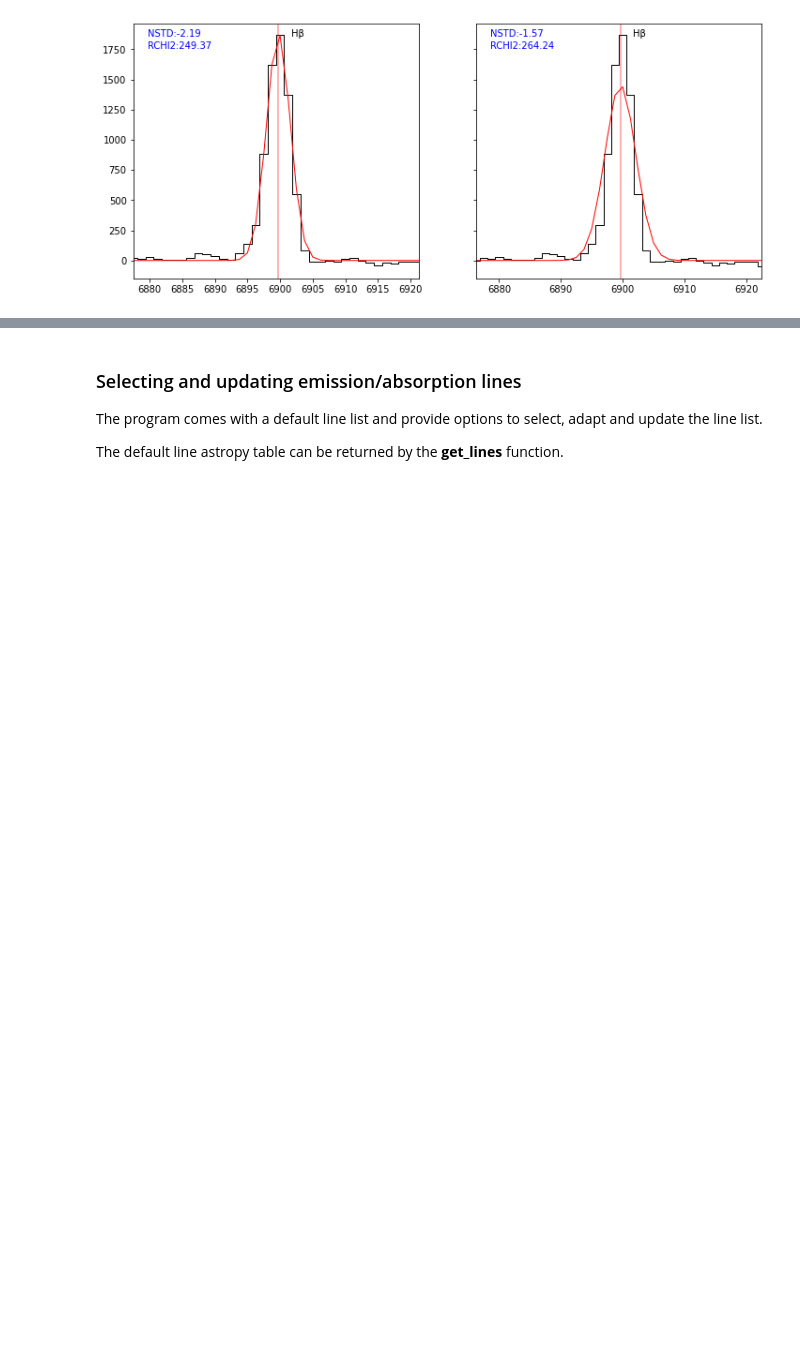
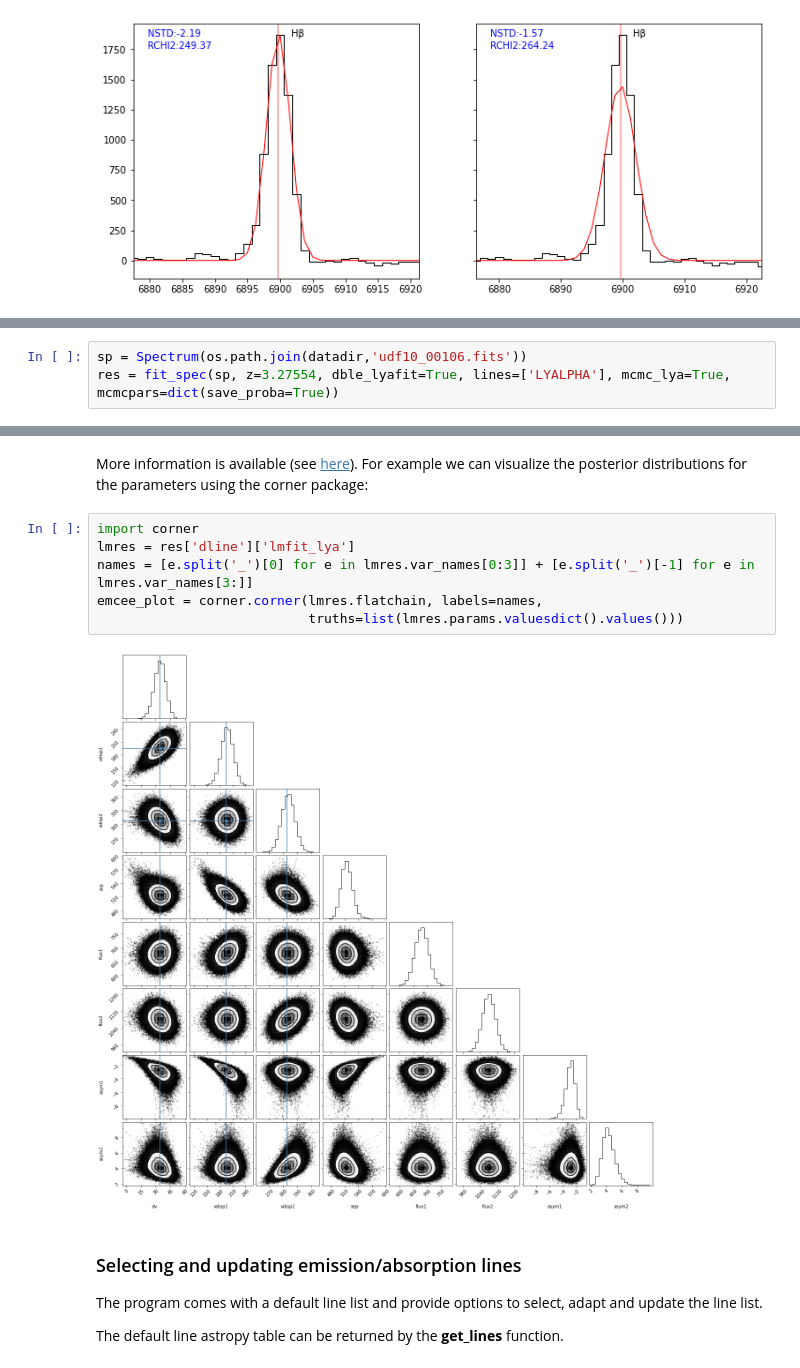
Before and after one commit to musevlt/pyplatefit, a Jupyter notebook: docs/tutorial.ipynb, the cells around one changed output, grey strips where cells are left out. Cells and saved outputs as stored; diff of their text form; blank space fills up the shorter version.

```diff
--- a/docs/tutorial.ipynb
+++ b/docs/tutorial.ipynb
@@ -359,0 +475,3 @@ plot_fit(ax[1], res2, **kw)
+# %%
+sp = Spectrum(os.path.join(datadir,'udf10_00106.fits'))
+res = fit_spec(sp, z=3.27554, dble_lyafit=True, lines=['LYALPHA'], mcmc_lya=True, mcmcpars=dict(save_proba=True))
@@ -360,3 +511,13 @@ plot_fit(ax[1], res2, **kw)
+# %% [markdown]
+More information is available (see [here](https://lmfit.github.io/lmfit-py/fitting.html#minimizer-emcee-calculating-the-posterior-probability-distribution-of-parameters)). For example we can visualize the posterior distributions for the parameters using the corner package:
+# %%
+import corner
+lmres = res['dline']['lmfit_lya']
+names = [e.split('_')[0] for e in lmres.var_names[0:3]] + [e.split('_')[-1] for e in lmres.var_names[3:]]
+emcee_plot = corner.corner(lmres.flatchain, labels=names,
+                           truths=list(lmres.params.valuesdict().values()))
+# %% [output]
+[figure, added]
 # %% [markdown]
 ### Selecting and updating emission/absorption lines
 
```
Also changed, not shown: parts of 50 cells of this notebook, 2 other files.
